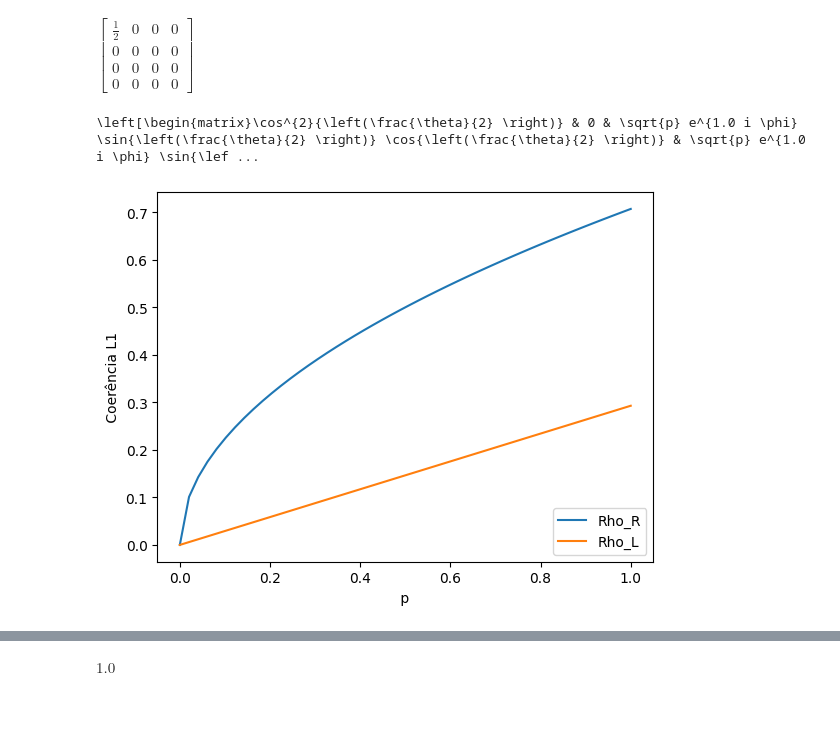
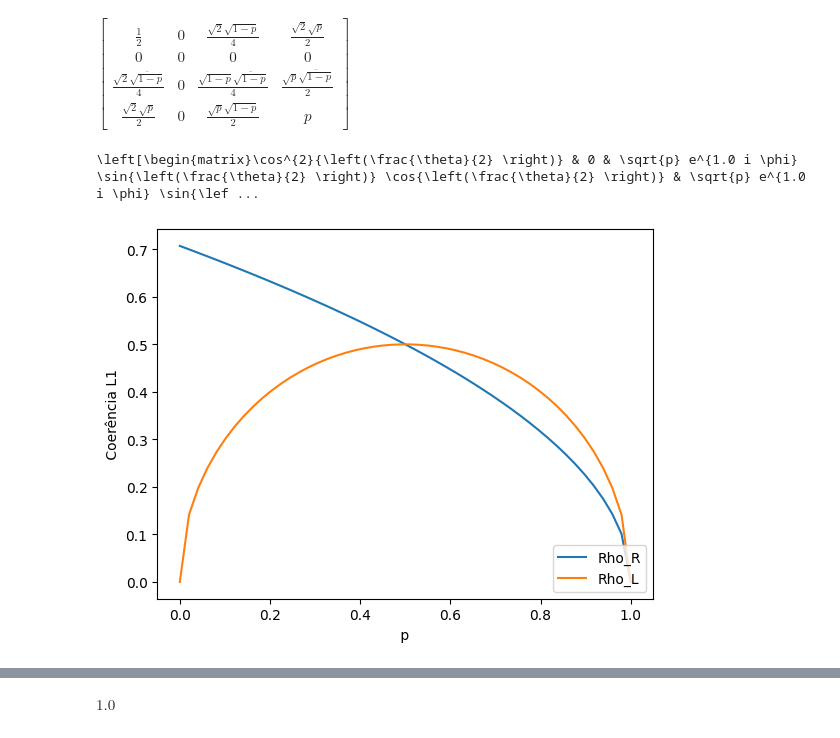
Before and after one commit to SchultzVV/Runtime-qiskit, a Jupyter notebook: theoric/pd.ipynb, the cells around one changed output, grey strips where cells are left out. Saved outputs shown, nothing was run; the diff lists cells and outputs as text; code cells hidden in the pictures; blank space fills up the shorter version.

```diff
--- a/theoric/pd.ipynb
+++ b/theoric/pd.ipynb
@@ -24,15 +6,23 @@ def Kbpf(j, p):
 # %%
 import sympy as sym
 from sympy.physics.quantum import TensorProduct, Dagger
-from sympy.matrices import Matrix
 from sympy import sin, cos, exp, sqrt, pi
 from sympy import Matrix, print_latex
+import numpy as np
 from numpy import zeros
 
 theta = sym.Symbol('theta',real=True, positive=True)
 phi = sym.Symbol('phi',real=True, positive=True)
 p = sym.Symbol('p',real=True, positive=True)
 gamma = sym.Symbol('gamma',real=True, positive=True)
+
+def pd_ref(p):
+    Psi_AB = Matrix([[1/sqrt(2),
+                    0,
+                    sqrt(1-p)/2,
+                    sqrt(p)]])
+    target_op = Dagger(Psi_AB)*Psi_AB
+    return target_op
 
 def pd(theta, phi, p):
     Psi_AB = Matrix([[cos(theta/2),
@@ -41,14 +31,15 @@ def pd(theta, phi, p):
                     sqrt(p)*exp(1j*phi)*sin(theta/2)]])
     target_op = Dagger(Psi_AB)*Psi_AB
     return target_op
-target_op = pd(pi/2, 0,0)
+target_op = pd(theta, phi, p)
+target_op = pd_ref(p)
 target_op
 #result = Dagger(Psi_AB)*Psi_AB
 ##print_latex(result)
 #result.simplify()
 #result
 # %% [output]
-$\displaystyle \left[\begin{matrix}\frac{1}{2} & 0 & 0 & 0\\0 & 0 & 0 & 0\\0 & 0 & 0 & 0\\0 & 0 & 0 & 0\end{matrix}\right]$
+$\displaystyle \left[\begin{matrix}\frac{1}{2} & 0 & \frac{\sqrt{2} \sqrt{1 - p}}{4} & \frac{\sqrt{2} \sqrt{p}}{2}\\0 & 0 & 0 & 0\\\frac{\sqrt{2} \overline{\sqrt{1 - p}}}{4} & 0 & \frac{\sqrt{1 - p} \overline{\sqrt{1 - p}}}{4} & \frac{\sqrt{p} \overline{\sqrt{1 - p}}}{2}\\\frac{\sqrt{2} \sqrt{p}}{2} & 0 & \frac{\sqrt{p} \sqrt{1 - p}}{2} & p\end{matrix}\right]$
 # %%
 print_latex(target_op)
 # %% [output]
@@ -81,38 +72,39 @@ def pTraceL_num(dl, dr, rhoLR):
                 rhoR[k,j] = np.conj(rhoR[j,k])
     return rhoR
 
 def pTraceR_num(dl, dr, rhoLR):
     # Returns the right partial trace over the 'right' subsystem of rhoLR
     rhoL = np.zeros((dl, dl), dtype=complex)
     for j in range(0, dl):
         for k in range(j, dl):
             for l in range(0, dr):
                 rhoL[j,k] += rhoLR[j*dr+l,k*dr+l]
         if j != k:
             rhoL[k,j] = np.conj(rhoL[j,k])
     return rhoL
 
 list_gamma = linspace(0,1,10)
 list_gamma = [0]
 list_p = linspace(0,1,50)
 
 coerencias_R = []
 coerencias_L = []
 #for g in list_gamma:
 for p in list_p:
-    rho = pd(pi/4, 0, p)
+    #rho = pd(pi/2, 0, p)
+    rho = pd_ref(p)
 
-    rhoA_R = pTraceR_num(2,2,rho)
-    rhoA_L = pTraceL_num(2,2,rho)
-    cA_R = coh_l1(rhoA_R)
-    cA_L = coh_l1(rhoA_L)
-    coerencias_R.append(cA_R)
-    coerencias_L.append(cA_L)
+    rho_R = pTraceR_num(2,2,rho)
+    rho_L = pTraceL_num(2,2,rho)
+    coh_R = coh_l1(rho_R)
+    coh_L = coh_l1(rho_L)
+    coerencias_R.append(coh_R)
+    coerencias_L.append(coh_L)
 plt.plot(list_p,coerencias_R,label='Rho_R')
 plt.plot(list_p,coerencias_L,label='Rho_L')
 plt.xlabel(' p ')
 plt.ylabel(' Coerência L1 ')
 plt.legend(loc=4)
 plt.show()
 # %% [output]
-[figure, old version]
+[figure, new version]
```
Also changed, not shown: parts of 3 cells of this notebook, 10 other files.
